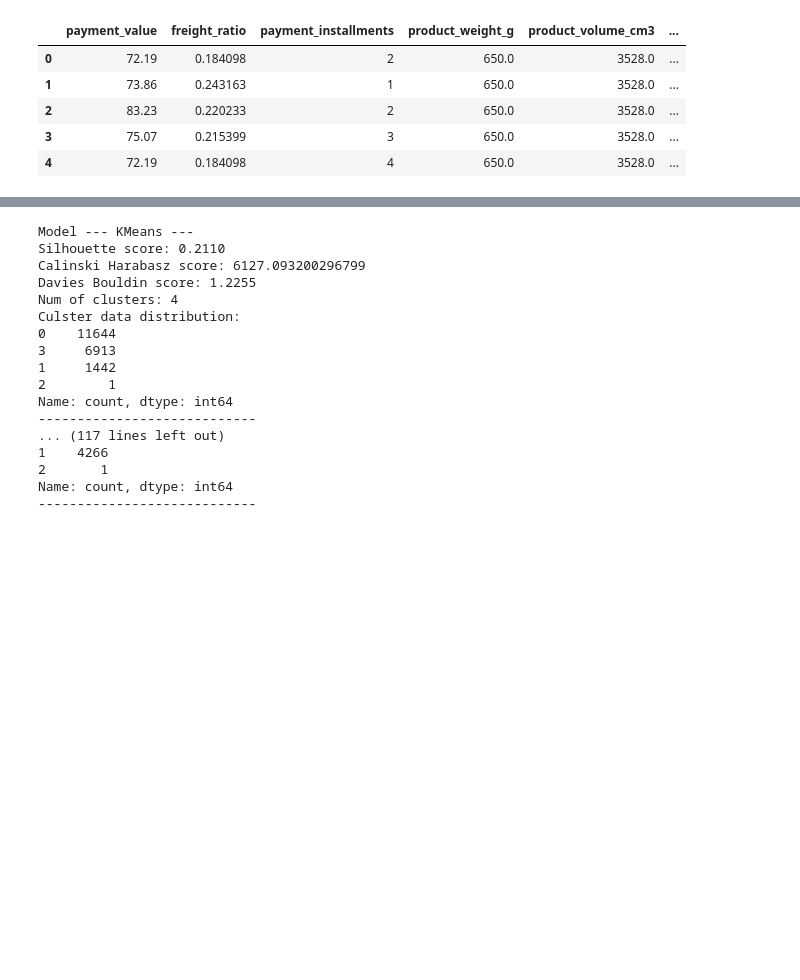
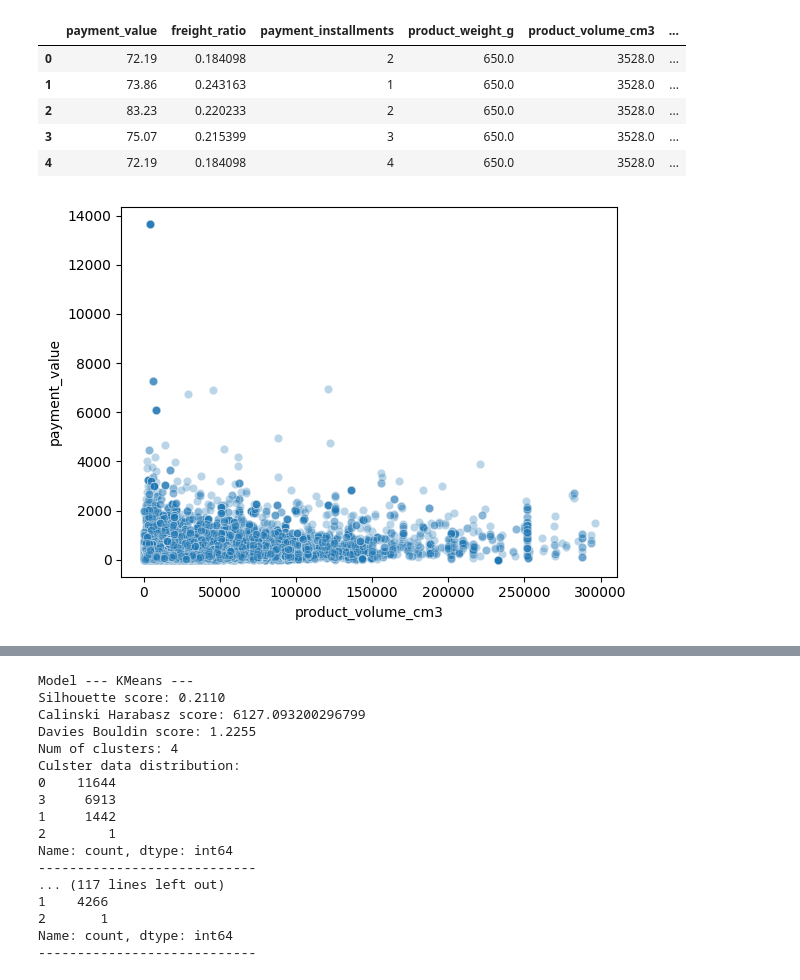
Before and after one commit to FilipStam97/brazilian-ecommerce-unsupervised-learning, a Jupyter notebook: brazilian-ecommerce-clustering.ipynb, the cells around one changed output, grey strips where cells are left out. Saved outputs shown, nothing was run; the diff lists cells and outputs as text; code cells hidden in the pictures; blank space fills up the shorter version.

Commit message:
minor visualization

```diff
--- a/brazilian-ecommerce-clustering.ipynb
+++ b/brazilian-ecommerce-clustering.ipynb
@@ -350,3 +350,16 @@ X.head()
 | 2 | 83.23 | 0.220233 | 2 | 650.0 | 3528.0 | ... |
 | 3 | 75.07 | 0.215399 | 3 | 650.0 | 3528.0 | ... |
 | 4 | 72.19 | 0.184098 | 4 | 650.0 | 3528.0 | ... |
+# %%
+import seaborn as sns
+import matplotlib.pyplot as plt
+
+sns.scatterplot(
+    data=X,
+    x="product_volume_cm3",
+    y="payment_value",
+    alpha=0.3
+)
+plt.show()
+# %% [output]
+[figure, added]
```
Also changed, not shown: parts of 1 cell of this notebook.
